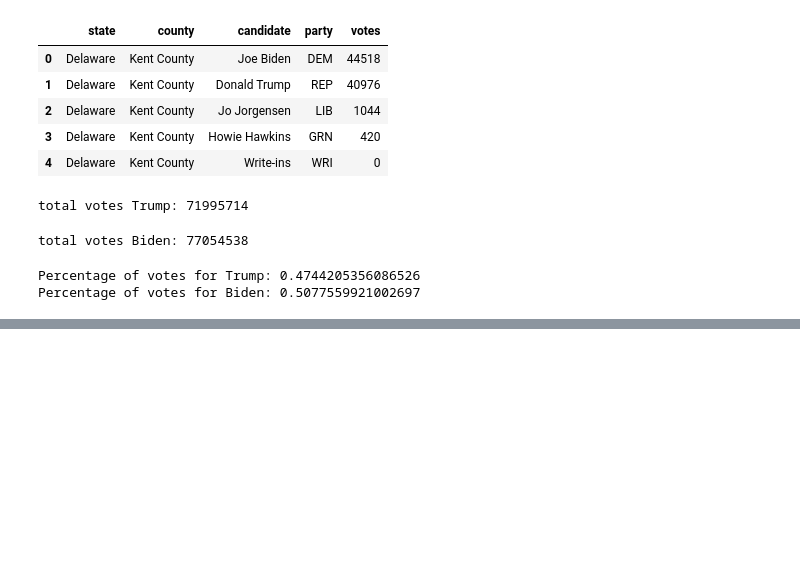
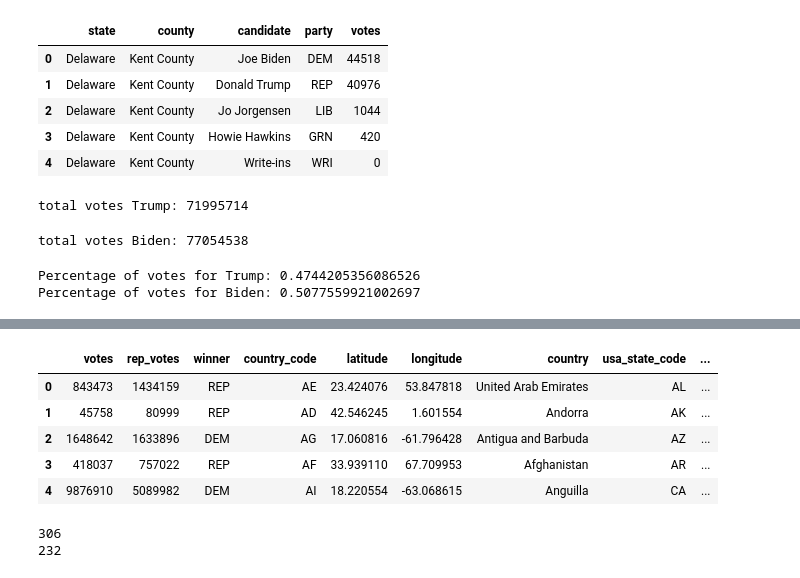
Before and after one commit to FrankJonasmoelle/US-Election-Visualization, a Jupyter notebook: visualize_us_election.ipynb, the cells around one changed output, grey strips where cells are left out. Saved outputs shown, nothing was run; the diff lists cells and outputs as text; code cells hidden in the pictures; blank space fills up the shorter version.

```diff
--- a/visualize_us_election.ipynb
+++ b/visualize_us_election.ipynb
@@ -46,0 +123,13 @@ datafile = datafile.merge(state_codes, left_on='state', right_on='usa_state')
+# %%
+# add winner of state to list (winner of a state is the one who has more votes)
+lis = []
+for index, row in dem_votes_per_state.iterrows():
+    if row["votes"] > row["rep_votes"]:
+        lis.append("DEM")
+    else:
+        lis.append("REP")
+# %%
+# add winner-list to dataframe
+arr = np.array(lis)
+dem_votes_per_state["winner"] = arr
+dem_votes_per_state.head()
@@ -47,9 +144,14 @@ datafile = datafile.merge(state_codes, left_on='state', right_on='usa_state')
 # %%
-import plotly.figure_factory as ff
-import plotly.express as px
+# visualize US map
+# Map visualizes each state and its winner (Blue: Democrats; Red: Republicans)
 
-fig = px.choropleth(datafile, locations='usa_state_code', color="votes",
-                           range_color=(0, 10000000),
+state_codes = pd.read_csv("data/world_country_and_usa_states_latitude_and_longitude_values.csv")
+
+dem_votes_per_state = dem_votes_per_state.merge(state_codes, left_on='state', right_on='usa_state')
+
+
+fig = px.choropleth(dem_votes_per_state, locations='usa_state_code', color="winner",
+                           color_discrete_sequence  = ["red", "blue"],
                            locationmode = 'USA-states',
                            scope="usa",
                            title='USA Presidential Votes Counts'
@@ -63,0 +163,29 @@ fig.show()
+# %%
+# Electoral College
+
+# list of electoral voters for each state, sorted by alphabet
+lis = [9,3,11,6,55,9,7,3,3,29,16,4,4,20,11,6,6,
+      8,8,4,10,11,16,10,6,10,3,5,6,4,14,5,29,15,
+      3,18,7,7,20,4,9,3,11,38,6,3,13,12,5,10,3]
+
+electoral_votes_per_state = np.array(lis)
+# add electoral voters to dataframe
+dem_votes_per_state["electoral_votes"] = electoral_votes_per_state
+# %%
+dem_votes_per_state.head()
+# %% [output]
+|  | votes | rep_votes | winner | country_code | latitude | longitude | country | usa_state_code | ... |
+| 0 | 843473 | 1434159 | REP | AE | 23.424076 | 53.847818 | United Arab Emirates | AL | ... |
+| 1 | 45758 | 80999 | REP | AD | 42.546245 | 1.601554 | Andorra | AK | ... |
+| 2 | 1648642 | 1633896 | DEM | AG | 17.060816 | -61.796428 | Antigua and Barbuda | AZ | ... |
+| 3 | 418037 | 757022 | REP | AF | 33.939110 | 67.709953 | Afghanistan | AR | ... |
+| 4 | 9876910 | 5089982 | DEM | AI | 18.220554 | -63.068615 | Anguilla | CA | ... |
+# %%
+# calculate total amount of electoral votes
+electoral_votes_biden = dem_votes_per_state[dem_votes_per_state["winner"] == "DEM"]["electoral_votes"].sum()
+electoral_votes_trump = dem_votes_per_state[dem_votes_per_state["winner"] == "REP"]["electoral_votes"].sum()
+print(electoral_votes_biden)
+print(electoral_votes_trump)
+# %% [output]
+306
+232
```
Also changed, not shown: parts of 17 cells of this notebook.
